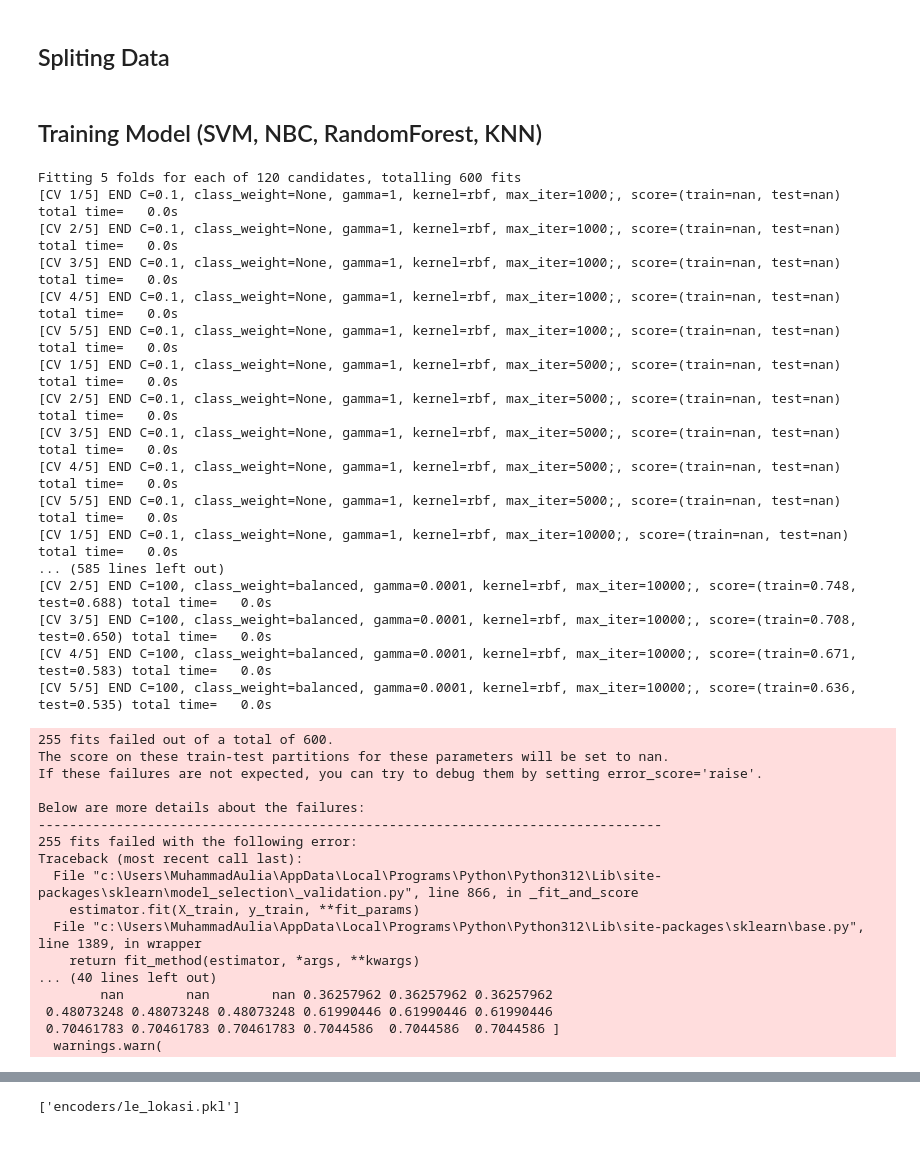
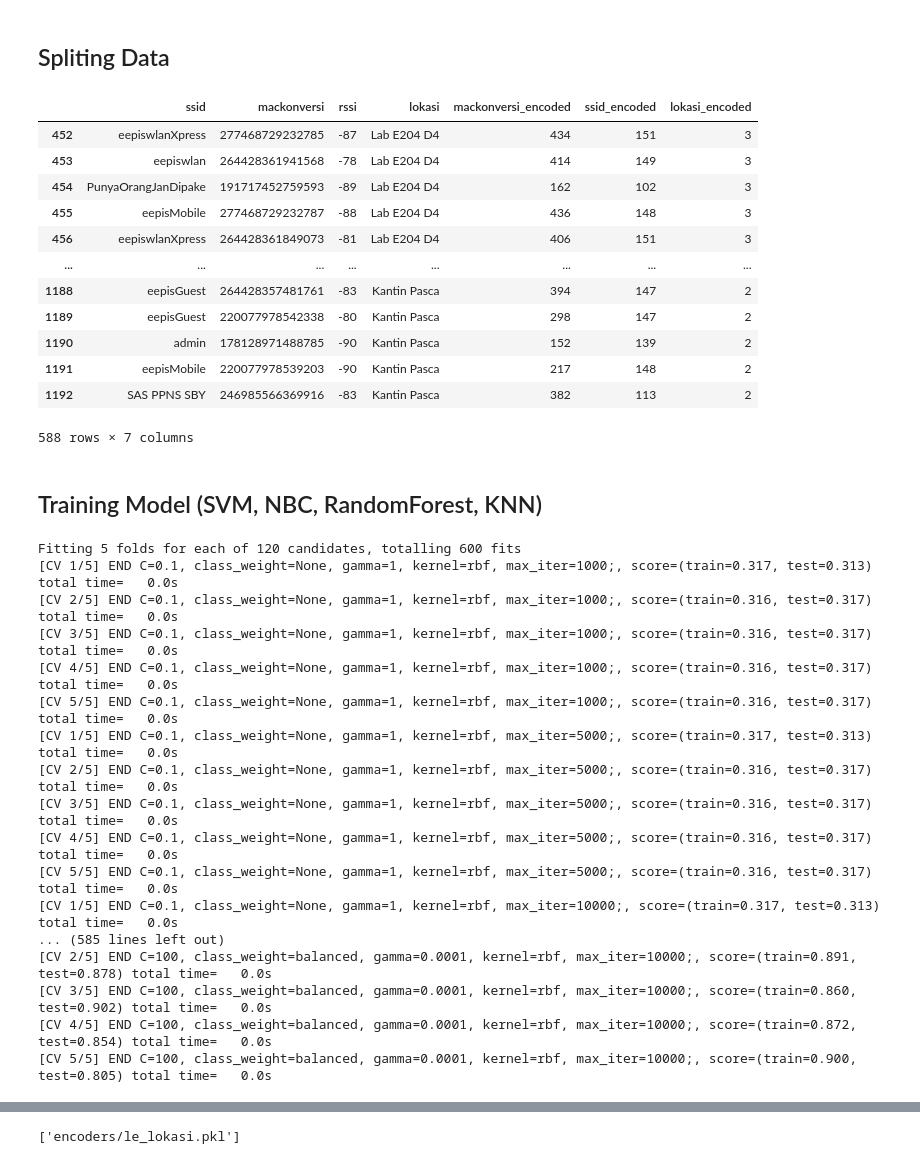
Before and after one commit to MuhammadAuliaa/wifiClassification, a Jupyter notebook: wifiClassification.ipynb, the cells around one changed output, grey strips where cells are left out. Drawn from its saved outputs; the diff is of its cells as text; code cells hidden in the pictures.

```diff
--- a/wifiClassification.ipynb
+++ b/wifiClassification.ipynb
@@ -58,0 +75,2 @@ df['lokasi_encoded'] = le_lokasi.fit_transform(df['lokasi'])
+# %%
+df = df[df['lokasi_encoded'].isin([1, 2, 3])]
@@ -140,6 +174,22 @@ plt.show()
 [figure]
 # %% [markdown]
 ## Spliting Data
+# %%
+df
+# %% [output]
+|  | ssid | mackonversi | rssi | lokasi | mackonversi_encoded | ssid_encoded | lokasi_encoded |
+| 452 | eepiswlanXpress | 277468729232785 | -87 | Lab E204 D4 | 434 | 151 | 3 |
+| 453 | eepiswlan | 264428361941568 | -78 | Lab E204 D4 | 414 | 149 | 3 |
+| 454 | PunyaOrangJanDipake | 191717452759593 | -89 | Lab E204 D4 | 162 | 102 | 3 |
+| 455 | eepisMobile | 277468729232787 | -88 | Lab E204 D4 | 436 | 148 | 3 |
+| 456 | eepiswlanXpress | 264428361849073 | -81 | Lab E204 D4 | 406 | 151 | 3 |
+| ... | ... | ... | ... | ... | ... | ... | ... |
+| 1188 | eepisGuest | 264428357481761 | -83 | Kantin Pasca | 394 | 147 | 2 |
+| 1189 | eepisGuest | 220077978542338 | -80 | Kantin Pasca | 298 | 147 | 2 |
+| 1190 | admin | 178128971488785 | -90 | Kantin Pasca | 152 | 139 | 2 |
+| 1191 | eepisMobile | 220077978539203 | -90 | Kantin Pasca | 217 | 148 | 2 |
+| 1192 | SAS PPNS SBY | 246985566369916 | -83 | Kantin Pasca | 382 | 113 | 2 |
+588 rows × 7 columns
 # %%
 X=df[['mackonversi', 'ssid_encoded', 'rssi']]
 y=df.lokasi_encoded
@@ -163,39 +213,22 @@ joblib.dump(grid_svc, 'models/model_svm.pkl')
 akurasi_SVM = round(accuracy_score(y_test, grid_svc.predict(x_test)) * 100, 2)
 # %% [output]
 Fitting 5 folds for each of 120 candidates, totalling 600 fits
-[CV 1/5] END C=0.1, class_weight=None, gamma=1, kernel=rbf, max_iter=1000;, score=(train=nan, test=nan) total time=   0.0s
-[CV 2/5] END C=0.1, class_weight=None, gamma=1, kernel=rbf, max_iter=1000;, score=(train=nan, test=nan) total time=   0.0s
-[CV 3/5] END C=0.1, class_weight=None, gamma=1, kernel=rbf, max_iter=1000;, score=(train=nan, test=nan) total time=   0.0s
-[CV 4/5] END C=0.1, class_weight=None, gamma=1, kernel=rbf, max_iter=1000;, score=(train=nan, test=nan) total time=   0.0s
-[CV 5/5] END C=0.1, class_weight=None, gamma=1, kernel=rbf, max_iter=1000;, score=(train=nan, test=nan) total time=   0.0s
-[CV 1/5] END C=0.1, class_weight=None, gamma=1, kernel=rbf, max_iter=5000;, score=(train=nan, test=nan) total time=   0.0s
-[CV 2/5] END C=0.1, class_weight=None, gamma=1, kernel=rbf, max_iter=5000;, score=(train=nan, test=nan) total time=   0.0s
-[CV 3/5] END C=0.1, class_weight=None, gamma=1, kernel=rbf, max_iter=5000;, score=(train=nan, test=nan) total time=   0.0s
-[CV 4/5] END C=0.1, class_weight=None, gamma=1, kernel=rbf, max_iter=5000;, score=(train=nan, test=nan) total time=   0.0s
-[CV 5/5] END C=0.1, class_weight=None, gamma=1, kernel=rbf, max_iter=5000;, score=(train=nan, test=nan) total time=   0.0s
-[CV 1/5] END C=0.1, class_weight=None, gamma=1, kernel=rbf, max_iter=10000;, score=(train=nan, test=nan) total time=   0.0s
+[CV 1/5] END C=0.1, class_weight=None, gamma=1, kernel=rbf, max_iter=1000;, score=(train=0.317, test=0.313) total time=   0.0s
+[CV 2/5] END C=0.1, class_weight=None, gamma=1, kernel=rbf, max_iter=1000;, score=(train=0.316, test=0.317) total time=   0.0s
+[CV 3/5] END C=0.1, class_weight=None, gamma=1, kernel=rbf, max_iter=1000;, score=(train=0.316, test=0.317) total time=   0.0s
+[CV 4/5] END C=0.1, class_weight=None, gamma=1, kernel=rbf, max_iter=1000;, score=(train=0.316, test=0.317) total time=   0.0s
+[CV 5/5] END C=0.1, class_weight=None, gamma=1, kernel=rbf, max_iter=1000;, score=(train=0.316, test=0.317) total time=   0.0s
+[CV 1/5] END C=0.1, class_weight=None, gamma=1, kernel=rbf, max_iter=5000;, score=(train=0.317, test=0.313) total time=   0.0s
+[CV 2/5] END C=0.1, class_weight=None, gamma=1, kernel=rbf, max_iter=5000;, score=(train=0.316, test=0.317) total time=   0.0s
+[CV 3/5] END C=0.1, class_weight=None, gamma=1, kernel=rbf, max_iter=5000;, score=(train=0.316, test=0.317) total time=   0.0s
+[CV 4/5] END C=0.1, class_weight=None, gamma=1, kernel=rbf, max_iter=5000;, score=(train=0.316, test=0.317) total time=   0.0s
+[CV 5/5] END C=0.1, class_weight=None, gamma=1, kernel=rbf, max_iter=5000;, score=(train=0.316, test=0.317) total time=   0.0s
+[CV 1/5] END C=0.1, class_weight=None, gamma=1, kernel=rbf, max_iter=10000;, score=(train=0.317, test=0.313) total time=   0.0s
 ... (585 lines left out)
-[CV 2/5] END C=100, class_weight=balanced, gamma=0.0001, kernel=rbf, max_iter=10000;, score=(train=0.748, test=0.688) total time=   0.0s
-[CV 3/5] END C=100, class_weight=balanced, gamma=0.0001, kernel=rbf, max_iter=10000;, score=(train=0.708, test=0.650) total time=   0.0s
-[CV 4/5] END C=100, class_weight=balanced, gamma=0.0001, kernel=rbf, max_iter=10000;, score=(train=0.671, test=0.583) total time=   0.0s
-[CV 5/5] END C=100, class_weight=balanced, gamma=0.0001, kernel=rbf, max_iter=10000;, score=(train=0.636, test=0.535) total time=   0.0s
+[CV 2/5] END C=100, class_weight=balanced, gamma=0.0001, kernel=rbf, max_iter=10000;, score=(train=0.891, test=0.878) total time=   0.0s
+[CV 3/5] END C=100, class_weight=balanced, gamma=0.0001, kernel=rbf, max_iter=10000;, score=(train=0.860, test=0.902) total time=   0.0s
+[CV 4/5] END C=100, class_weight=balanced, gamma=0.0001, kernel=rbf, max_iter=10000;, score=(train=0.872, test=0.854) total time=   0.0s
+[CV 5/5] END C=100, class_weight=balanced, gamma=0.0001, kernel=rbf, max_iter=10000;, score=(train=0.900, test=0.805) total time=   0.0s
-255 fits failed out of a total of 600.
-The score on these train-test partitions for these parameters will be set to nan.
-If these failures are not expected, you can try to debug them by setting error_score='raise'.
-
-Below are more details about the failures:
---------------------------------------------------------------------------------
-255 fits failed with the following error:
-Traceback (most recent call last):
-  File "c:\Users\MuhammadAulia\AppData\Local\Programs\Python\Python312\Lib\site-packages\sklearn\model_selection\_validation.py", line 866, in _fit_and_score
-    estimator.fit(X_train, y_train, **fit_params)
-  File "c:\Users\MuhammadAulia\AppData\Local\Programs\Python\Python312\Lib\site-packages\sklearn\base.py", line 1389, in wrapper
-    return fit_method(estimator, *args, **kwargs)
-... (40 lines left out)
-        nan        nan        nan 0.36257962 0.36257962 0.36257962
- 0.48073248 0.48073248 0.48073248 0.61990446 0.61990446 0.61990446
- 0.70461783 0.70461783 0.70461783 0.7044586  0.7044586  0.7044586 ]
-  warnings.warn(
 # %%
 ### ===== 2. Gaussian Naive Bayes =====
 param_grid_gnb = {'var_smoothing': [1e-9, 1e-8, 1e-7, 1e-6]}
```
Also changed, not shown: parts of 13 cells of this notebook, 8 other files.
